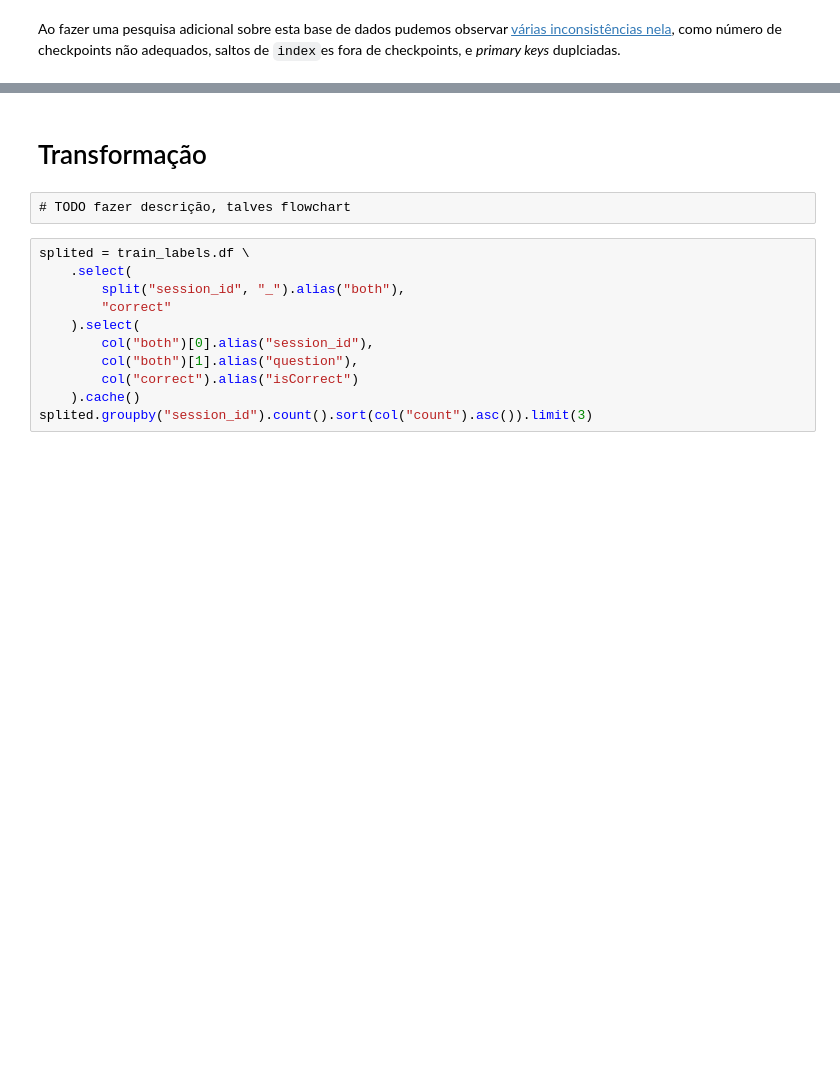
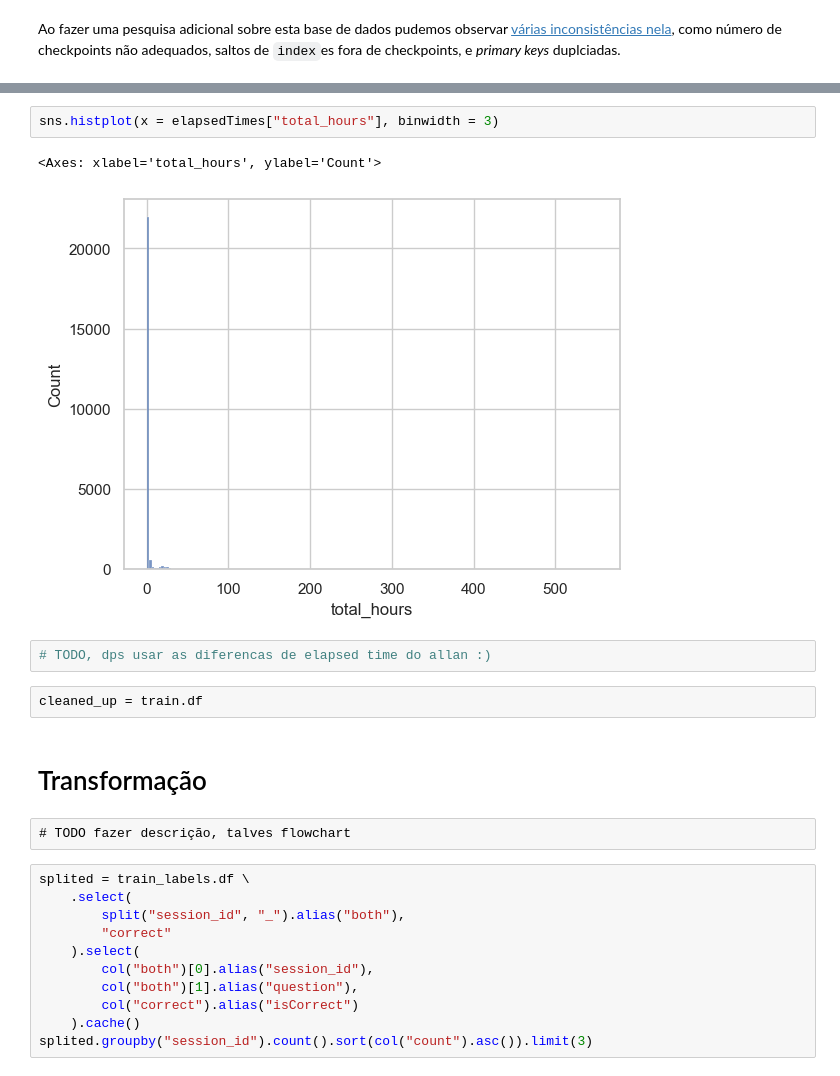
Before and after one commit to notPlancha/pbd, a Jupyter notebook: 2-cleanup_e_features.ipynb, the cells around one changed output, grey strips where cells are left out. Saved outputs shown, nothing was run; the diff lists cells and outputs as text; blank space fills up the shorter version.

```diff
--- a/2-cleanup_e_features.ipynb
+++ b/2-cleanup_e_features.ipynb
@@ -16,3 +45,12 @@ Ao fazer uma pesquisa adicional sobre esta base de dados pudemos observar [vári
+# %%
+sns.histplot(x = elapsedTimes["total_hours"], binwidth = 3)
+# %% [output]
+<Axes: xlabel='total_hours', ylabel='Count'>
+[figure, added]
+# %%
+# TODO, dps usar as diferencas de elapsed time do allan :)
+# %%
+cleaned_up = train.df
 # %% [markdown]
 # Transformação
 # %% [raw]
```
Also changed, not shown: parts of 11 cells of this notebook, 1 other file.
